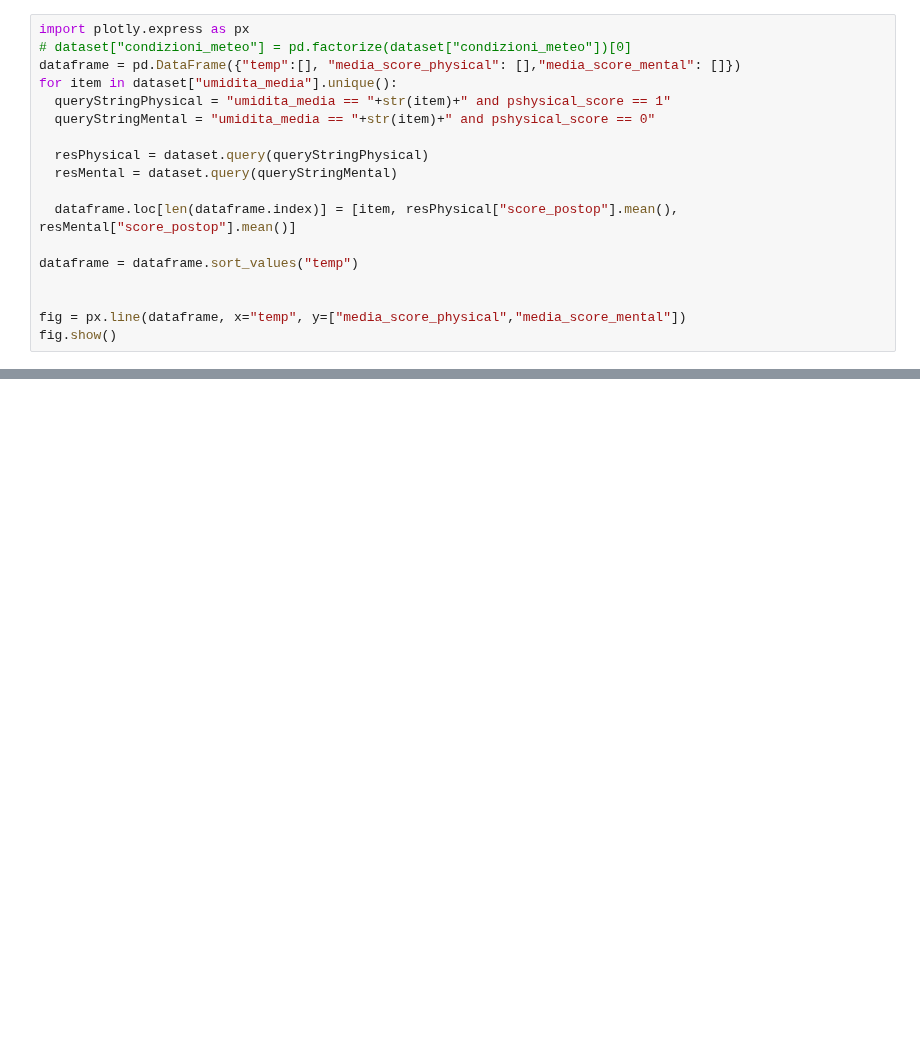
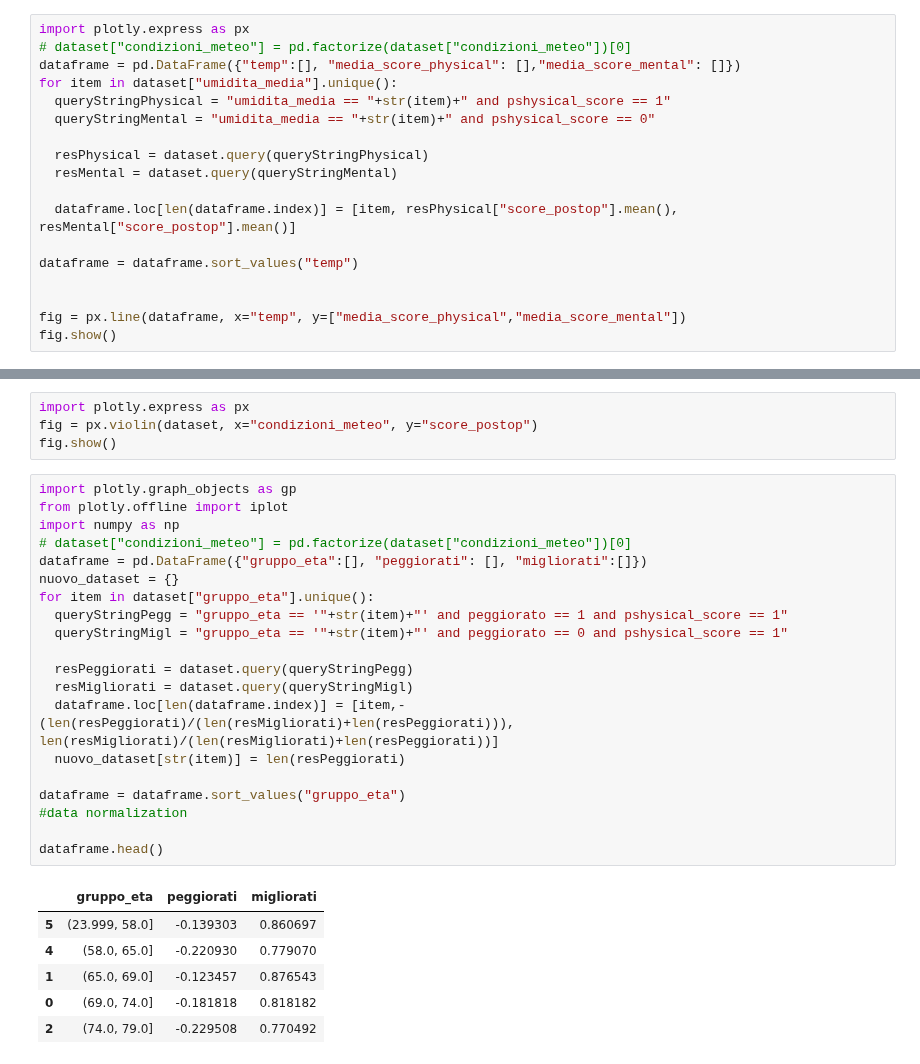
Before and after one commit to Blowdire/DataVisualizationProject, a Jupyter notebook: Mini-Progetto/Compitino_DV.ipynb, the cells around one changed output, grey strips where cells are left out. Cells and saved outputs as stored; diff of their text form; blank space fills up the shorter version.

```diff
--- a/Mini-Progetto/Compitino_DV.ipynb
+++ b/Mini-Progetto/Compitino_DV.ipynb
@@ -167,0 +296,31 @@ fig.show()
+# %%
+import plotly.express as px
+fig = px.violin(dataset, x="condizioni_meteo", y="score_postop")
+fig.show()
+# %%
+import plotly.graph_objects as gp
+from plotly.offline import iplot
+import numpy as np
+# dataset["condizioni_meteo"] = pd.factorize(dataset["condizioni_meteo"])[0]
+dataframe = pd.DataFrame({"gruppo_eta":[], "peggiorati": [], "migliorati":[]})
+nuovo_dataset = {}
+for item in dataset["gruppo_eta"].unique():
+  queryStringPegg = "gruppo_eta == '"+str(item)+"' and peggiorato == 1 and pshysical_score == 1"
+  queryStringMigl = "gruppo_eta == '"+str(item)+"' and peggiorato == 0 and pshysical_score == 1"
+
+  resPeggiorati = dataset.query(queryStringPegg)
+  resMigliorati = dataset.query(queryStringMigl)
+  dataframe.loc[len(dataframe.index)] = [item,- (len(resPeggiorati)/(len(resMigliorati)+len(resPeggiorati))), len(resMigliorati)/(len(resMigliorati)+len(resPeggiorati))]
+  nuovo_dataset[str(item)] = len(resPeggiorati)
+
+dataframe = dataframe.sort_values("gruppo_eta")
+#data normalization
+
+dataframe.head()
+# %% [output]
+|  | gruppo_eta | peggiorati | migliorati |
+| 5 | (23.999, 58.0] | -0.139303 | 0.860697 |
+| 4 | (58.0, 65.0] | -0.220930 | 0.779070 |
+| 1 | (65.0, 69.0] | -0.123457 | 0.876543 |
+| 0 | (69.0, 74.0] | -0.181818 | 0.818182 |
+| 2 | (74.0, 79.0] | -0.229508 | 0.770492 |
```
Also changed, not shown: parts of 13 cells of this notebook.
